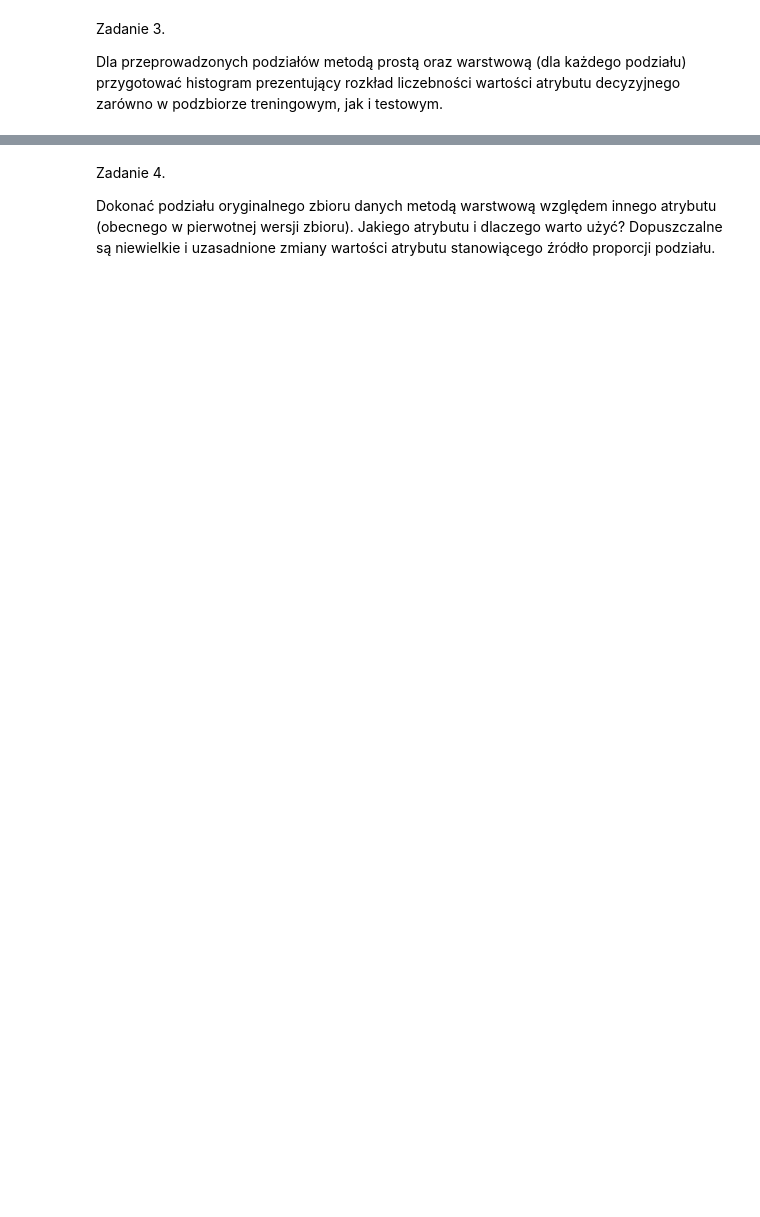
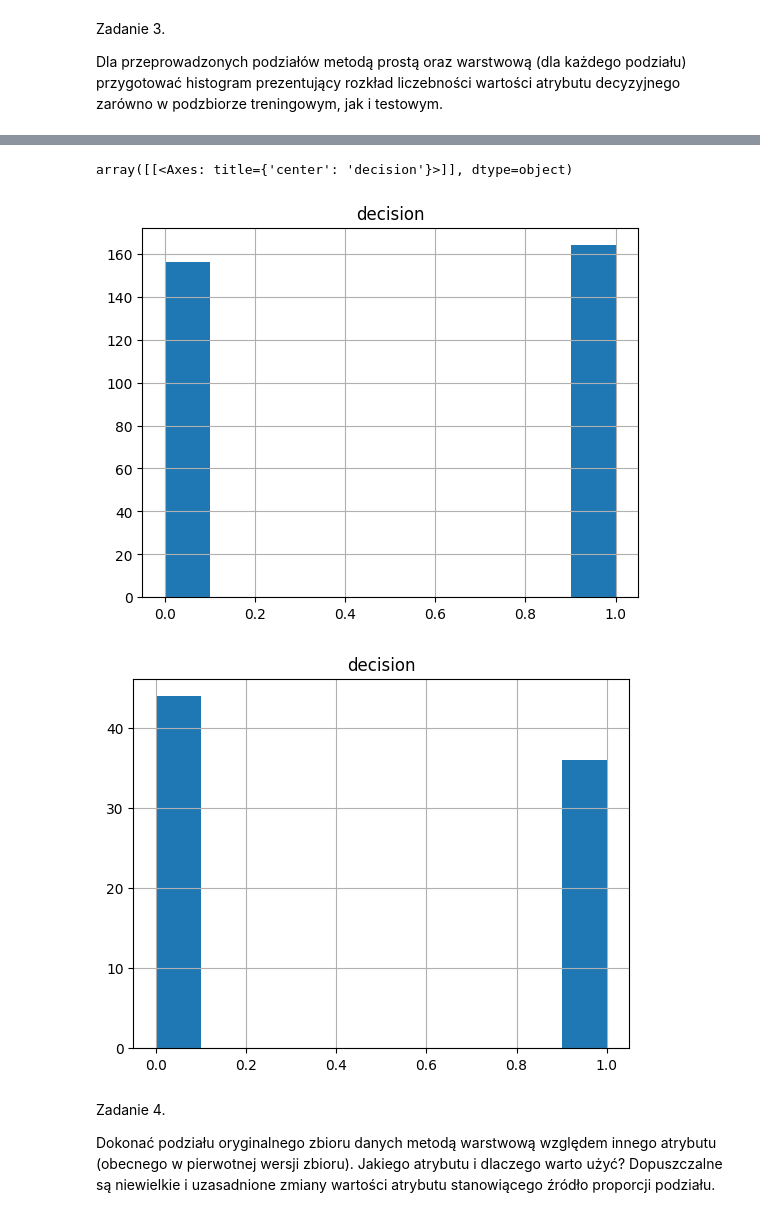
Before and after one commit to edytamejlun123/UczenieMaszynowe, a Jupyter notebook: lab2.ipynb, the cells around one changed output, grey strips where cells are left out. Saved outputs shown, nothing was run; the diff lists cells and outputs as text; code cells hidden in the pictures; blank space fills up the shorter version.

```diff
--- a/lab2.ipynb
+++ b/lab2.ipynb
@@ -200,3 +186,15 @@ plt
+# %%
+# PROSTY
+hist_train__pros = X_train.hist(column=output_col)
+
+hist_test_pros = X_test.hist(column=output_col)
+
+hist_train__pros
+hist_test_pros
+# %% [output]
+array([[<Axes: title={'center': 'decision'}>]], dtype=object)
+[figure, added]
+[figure, added]
 # %% [markdown]
 Zadanie 4.
 
```
Also changed, not shown: parts of 4 cells of this notebook.
